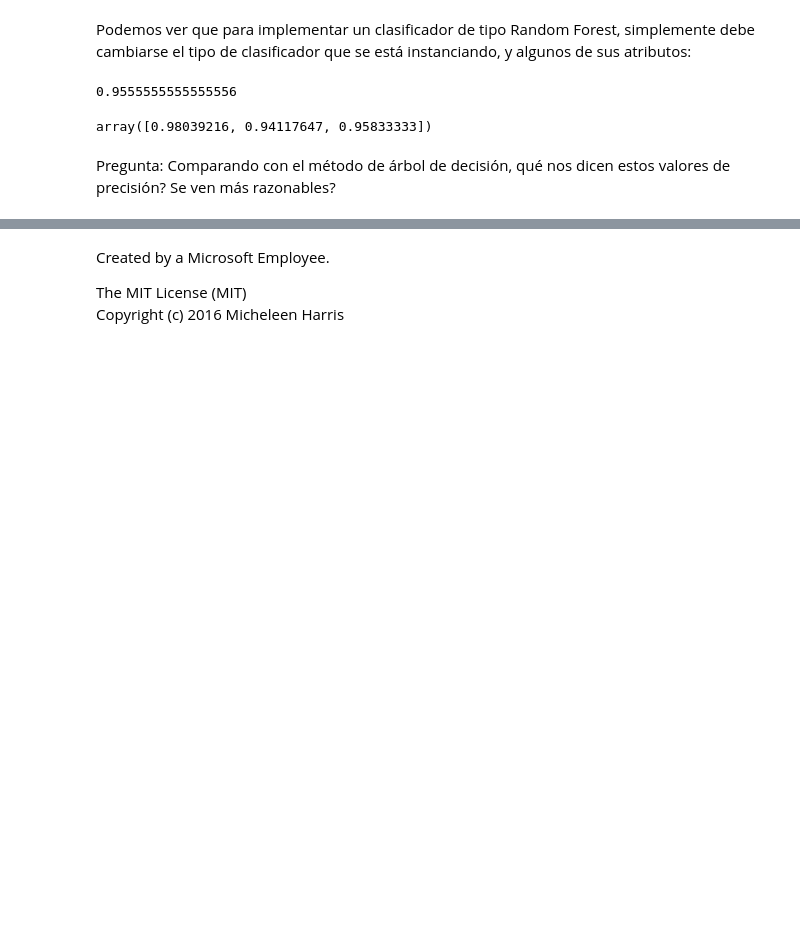
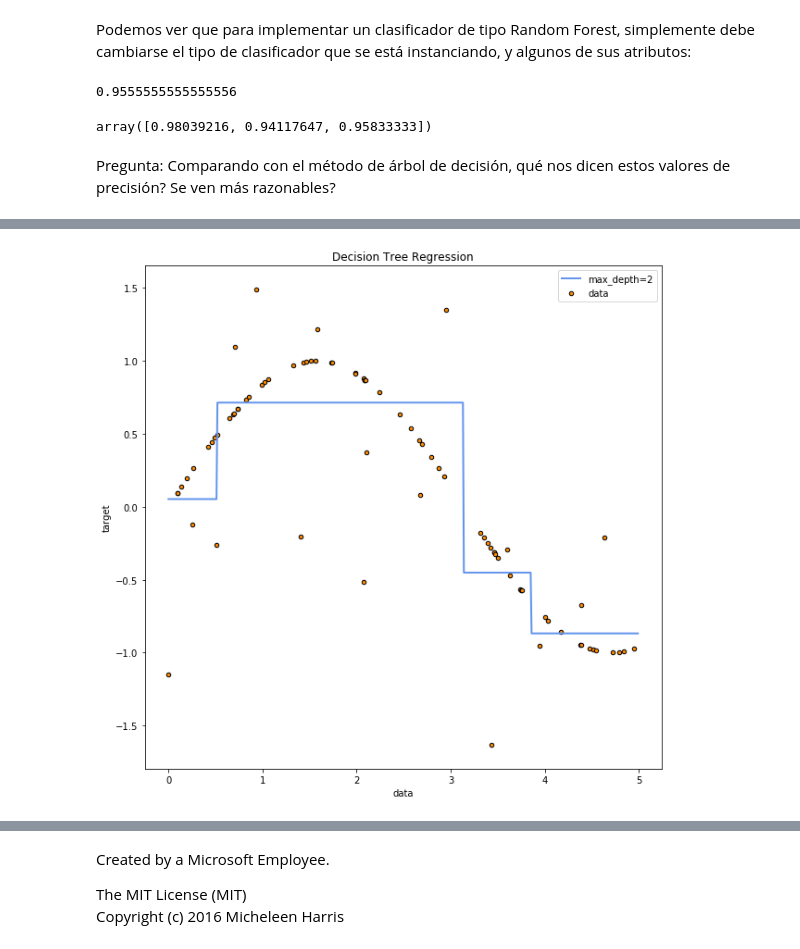
Before and after one commit to lesmedGutierrez/intro-to-sklearn, a Jupyter notebook: 04. Aprendizaje Supervisado.ipynb, the cells around one changed output, grey strips where cells are left out. Cells and saved outputs as stored; diff of their text form; code cells hidden in the pictures; blank space fills up the shorter version.

```diff
--- a/04. Aprendizaje Supervisado.ipynb
+++ b/04. Aprendizaje Supervisado.ipynb
@@ -230,0 +298,22 @@ Pregunta:  Comparando con el método de árbol de decisión, qué nos dicen esto
+# %%
+# Creamos un modelos de regresión usando DecisionTreeClassifier:
+regr_1 = DecisionTreeRegressor(max_depth=2)
+regr_1.fit(X, y)
+
+# Predicción:
+X_test = np.arange(0.0, 5.0, 0.01)[:, np.newaxis]
+y_1 = regr_1.predict(X_test)
+
+# Plot the results
+plt.figure(figsize=(10, 10))
+plt.scatter(X, y, s=20, edgecolor="black",
+            c="darkorange", label="data")
+plt.plot(X_test, y_1, color="cornflowerblue",
+         label="max_depth=2", linewidth=2)
+plt.xlabel("data")
+plt.ylabel("target")
+plt.title("Decision Tree Regression")
+plt.legend()
+plt.show()
+# %% [output]
+[figure, added]
```
Also changed, not shown: parts of 10 cells of this notebook.
